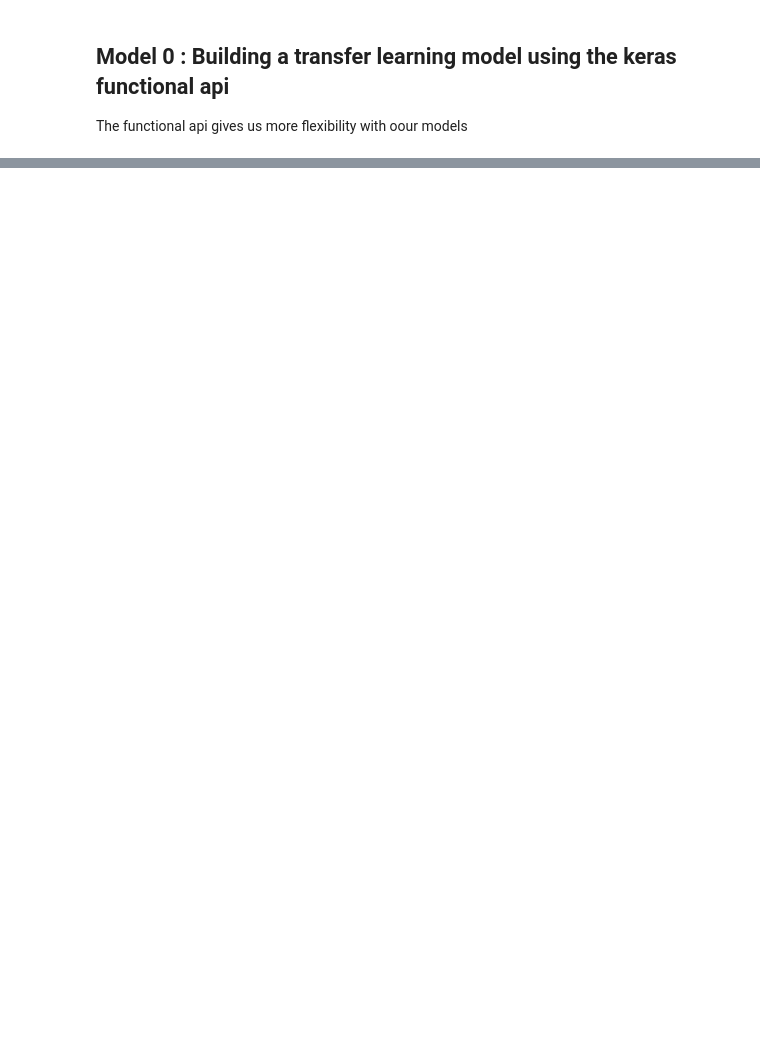
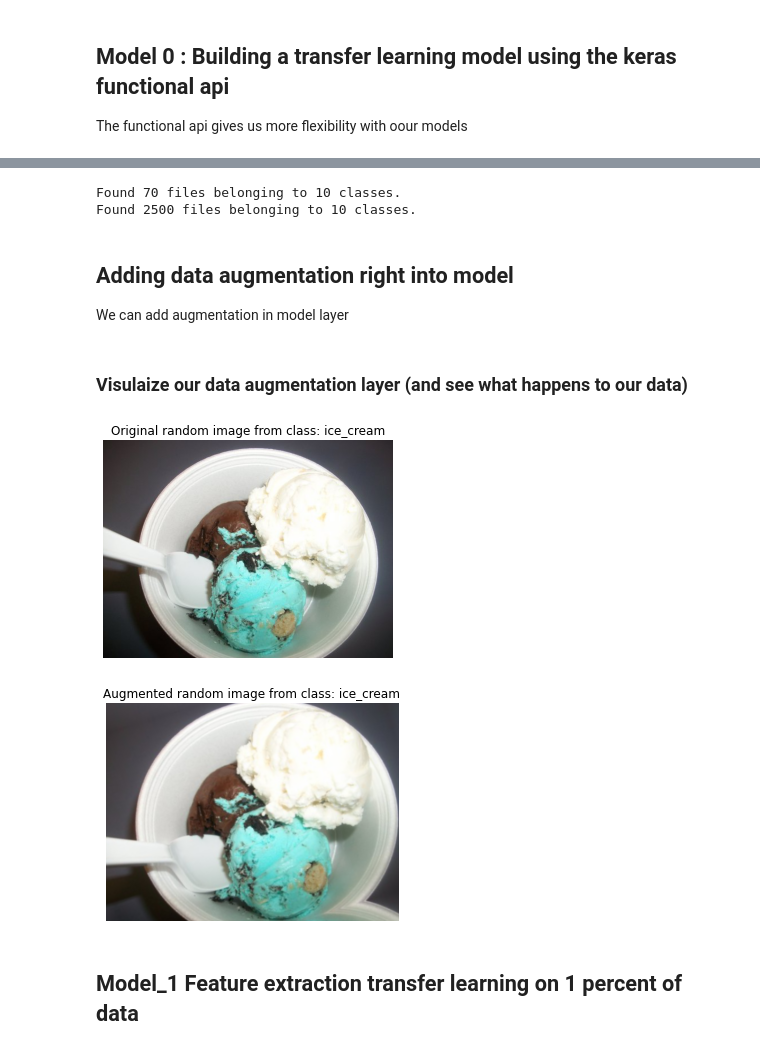
Before and after one commit to Muhammad-Zohair-Baig/Transfer-Learning-With-Tensor-Flow, a Jupyter notebook: 05_transfer_learning_in_tensorflow_part_2_fine_tunning.ipynb, the cells around one changed output, grey strips where cells are left out. Saved outputs shown, nothing was run; the diff lists cells and outputs as text; code cells hidden in the pictures; blank space fills up the shorter version.

Commit message:
Transfer_learning_02

```diff
--- a/05_transfer_learning_in_tensorflow_part_2_fine_tunning.ipynb
+++ b/05_transfer_learning_in_tensorflow_part_2_fine_tunning.ipynb
@@ -204,0 +349,3 @@ Epoch 5/5
+# %%
+train_dir_1_percent = "10_food_classes_1_percent/train"
+test_dir_1_percent = "10_food_classes_1_percent/test"
@@ -204,0 +373,60 @@ Epoch 5/5
+# %%
+# Set up data loaders
+IMG_SIZE = (224,224)
+train_data_1_percent = tf.keras.preprocessing.image_dataset_from_directory(train_dir_1_percent,
+                                                                           label_mode = "categorical",
+                                                                           image_size = IMG_SIZE,
+                                                                           batch_size =BATCH_SIZE)# defaul =32
+test_data_1_percent = tf.keras.preprocessing.image_dataset_from_directory(test_dir_1_percent,
+                                                                           label_mode = "categorical",
+                                                                           image_size = IMG_SIZE,
+                                                                           batch_size =BATCH_SIZE)
+# %% [output]
+Found 70 files belonging to 10 classes.
+Found 2500 files belonging to 10 classes.
+# %% [markdown]
+## Adding data augmentation right into model
+ We can add augmentation in model layer
+# %%
+import tensorflow as tf
+from tensorflow.keras import layers
+from tensorflow.keras.layers.experimental import preprocessing
+
+# Create data augmentation stage with horizontal flipping rotation , zooms etc
+
+data_augmentation = tf.keras.Sequential([
+    preprocessing.RandomFlip("horizontal"),
+    preprocessing.RandomRotation(0.2),
+    preprocessing.RandomZoom(0.2),
+    preprocessing.RandomHeight(0.2),
+    preprocessing.RandomWidth(0.2),
+    #preprocessing.Rescale(1./255) # Keep for models like ResNet50V2 but EfficientNet have it builtin
+],name = "data_augmentation")
+# %% [markdown]
+### Visulaize our data augmentation layer (and see what happens to our data)
+# %%
+# View a random image
+import matplotlib.pyplot as plt
+import matplotlib.image as mpimg
+import os
+import random
+target_class = random.choice(train_data_1_percent.class_names) # choose a random class
+target_dir = "10_food_classes_1_percent/train/" + target_class # create the target directory
+random_image = random.choice(os.listdir(target_dir)) # choose a random image from target directory
+random_image_path = target_dir + "/" + random_image # create the choosen random image path
+img = mpimg.imread(random_image_path) # read in the chosen target image
+plt.imshow(img) # plot the target image
+plt.title(f"Original random image from class: {target_class}")
+plt.axis(False); # turn off the axes
+
+# Augment the image
+augmented_img = data_augmentation(tf.expand_dims(img, axis=0),training=True) # data augmentation model requires shape (None, height, width, 3)
+plt.figure()
+plt.imshow(tf.squeeze(augmented_img)/255.) # requires normalization after augmentation
+plt.title(f"Augmented random image from class: {target_class}")
+plt.axis(False);
+# %% [output]
+[figure, added]
+[figure, added]
+# %% [markdown]
+## Model_1 Feature extraction transfer learning on 1 percent of data
```
Also changed, not shown: parts of 55 cells of this notebook.
